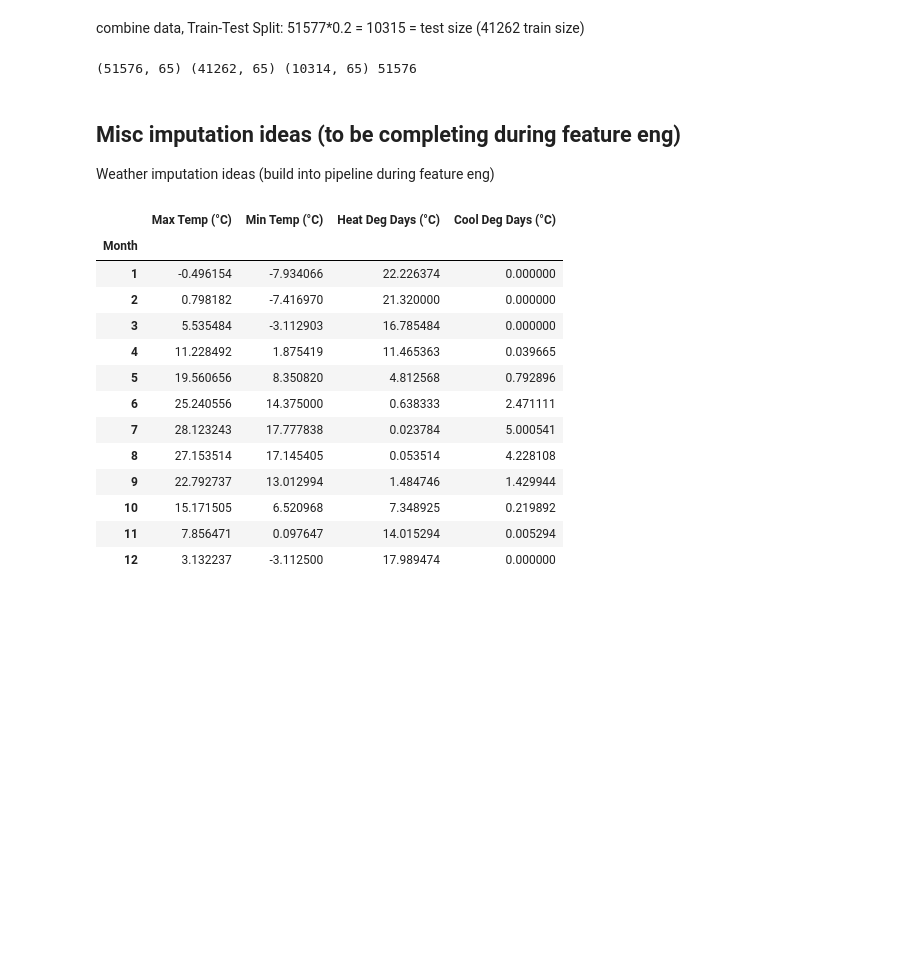
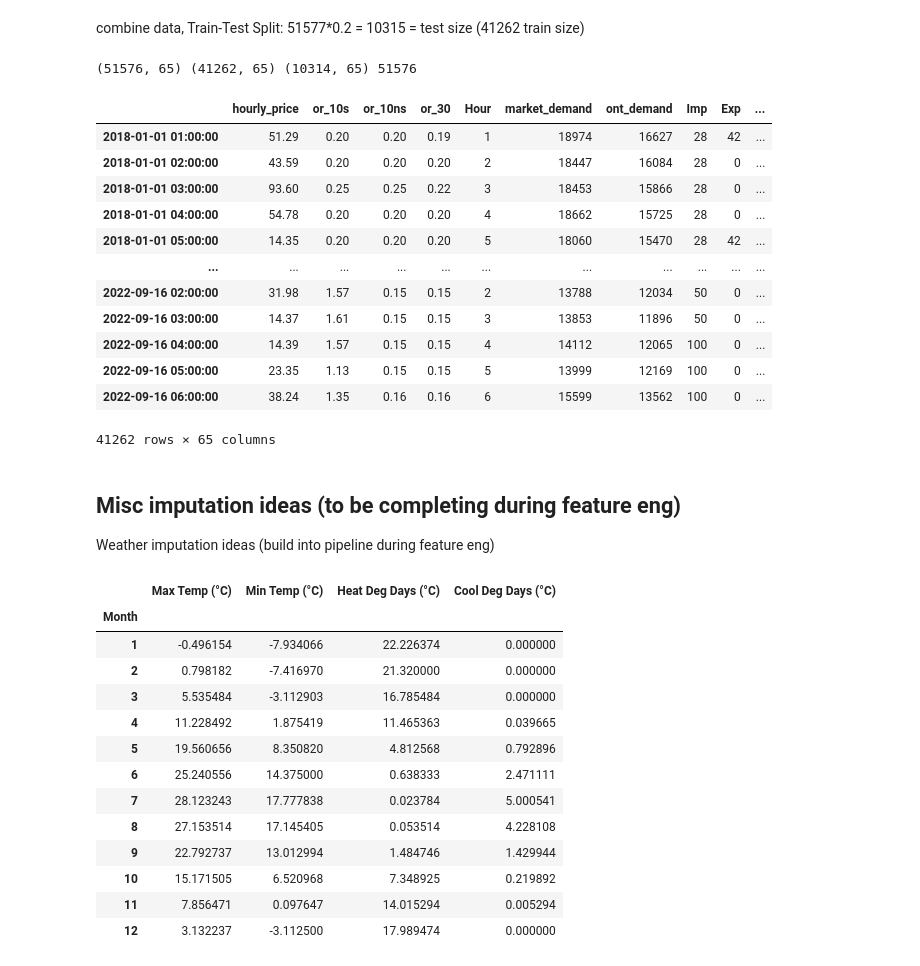
Before and after one commit to KeaganHRankin/cloud_ml_proj, a Jupyter notebook: data/power_eda.ipynb, the cells around one changed output. Saved outputs shown, nothing was run; the diff lists cells and outputs as text; code cells hidden in the pictures; blank space fills up the shorter version.

```diff
--- a/data/power_eda.ipynb
+++ b/data/power_eda.ipynb
@@ -453,5 +448,8 @@ dtype: int64
 little cleaning to be done on demand
 # %%
 print(demand_t.isnull().sum(axis=0))
+demand_t = demand_t.rename(columns={'Market Demand':'market_demand',
+                                    'Ontario Demand':'ont_demand',
+                                    })
 demand_xy = demand_t
 # %% [output]
@@ -570,6 +568,22 @@ test = all_xy.iloc[41262:]
 print(all_xy.shape, train.shape, test.shape, train.shape[0] + test.shape[0])
 # %% [output]
 (51576, 65) (41262, 65) (10314, 65) 51576
+# %%
+train
+# %% [output]
+|  | hourly_price | or_10s | or_10ns | or_30 | Hour | market_demand | ont_demand | Imp | Exp | ... |
+| 2018-01-01 01:00:00 | 51.29 | 0.20 | 0.20 | 0.19 | 1 | 18974 | 16627 | 28 | 42 | ... |
+| 2018-01-01 02:00:00 | 43.59 | 0.20 | 0.20 | 0.20 | 2 | 18447 | 16084 | 28 | 0 | ... |
+| 2018-01-01 03:00:00 | 93.60 | 0.25 | 0.25 | 0.22 | 3 | 18453 | 15866 | 28 | 0 | ... |
+| 2018-01-01 04:00:00 | 54.78 | 0.20 | 0.20 | 0.20 | 4 | 18662 | 15725 | 28 | 0 | ... |
+| 2018-01-01 05:00:00 | 14.35 | 0.20 | 0.20 | 0.20 | 5 | 18060 | 15470 | 28 | 42 | ... |
+| ... | ... | ... | ... | ... | ... | ... | ... | ... | ... | ... |
+| 2022-09-16 02:00:00 | 31.98 | 1.57 | 0.15 | 0.15 | 2 | 13788 | 12034 | 50 | 0 | ... |
+| 2022-09-16 03:00:00 | 14.37 | 1.61 | 0.15 | 0.15 | 3 | 13853 | 11896 | 50 | 0 | ... |
+| 2022-09-16 04:00:00 | 14.39 | 1.57 | 0.15 | 0.15 | 4 | 14112 | 12065 | 100 | 0 | ... |
+| 2022-09-16 05:00:00 | 23.35 | 1.13 | 0.15 | 0.15 | 5 | 13999 | 12169 | 100 | 0 | ... |
+| 2022-09-16 06:00:00 | 38.24 | 1.35 | 0.16 | 0.16 | 6 | 15599 | 13562 | 100 | 0 | ... |
+41262 rows × 65 columns
 # %%
 #train.to_csv('train_set_2018_01_01_01_2022_09_16_06.csv')
 #test.to_csv('test_set_2022_09_16_07_2023_11_20_00.csv')
```
Also changed, not shown: parts of 2 cells of this notebook, 4 other files.
